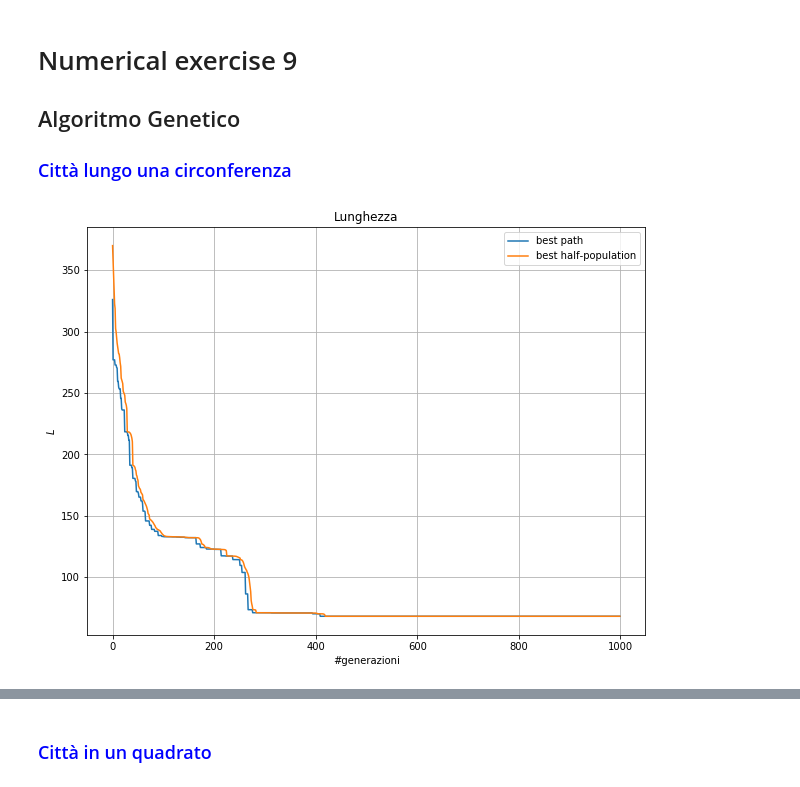
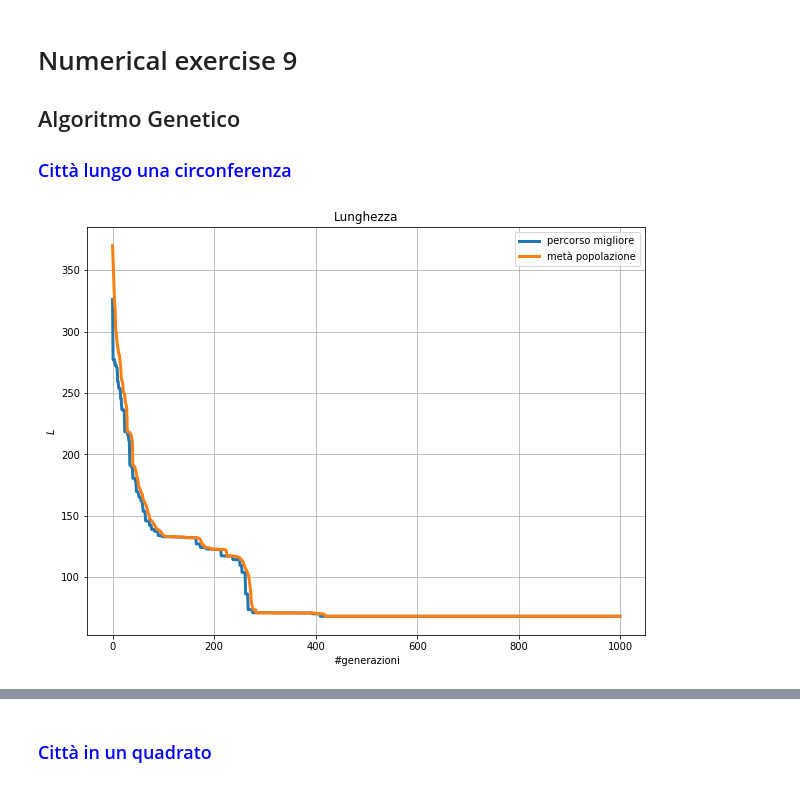
Before and after one commit to danidimic/NSL-exercise, a Jupyter notebook: LSN_Exercise_09/LSN_Exercise_09.ipynb, the cells around one changed output, grey strips where cells are left out. Saved outputs shown, nothing was run; the diff lists cells and outputs as text; code cells hidden in the pictures.

```diff
--- a/LSN_Exercise_09/LSN_Exercise_09.ipynb
+++ b/LSN_Exercise_09/LSN_Exercise_09.ipynb
@@ -9,22 +9,22 @@
 # %%
 import math
 import numpy as np
 import matplotlib.pyplot as plt
 
 plt.figure(figsize=(10, 7.5))
 
 x1, L1 = np.loadtxt('./Files/Circle/lenght.out', delimiter='  ', unpack=True)
 avex1, aveL1 = np.loadtxt('./Files/Circle/avelenght.out', delimiter='  ', unpack=True)
 
-plt.plot(x1, L1, label='best path')
-plt.plot(avex1, aveL1, label='best half-population')
+plt.plot(x1, L1, label='percorso migliore', lw=3)
+plt.plot(avex1, aveL1, label='metà popolazione', lw=3)
 plt.title("Lunghezza")
 plt.legend()
 plt.xlabel('#generazioni')
 plt.ylabel('$L$')
 plt.grid(True)
 # %% [output]
-[figure, old version]
+[figure, new version]
 # %%
 import math
 import numpy as np
```
Also changed, not shown: parts of 3 cells of this notebook, 21 other files.
